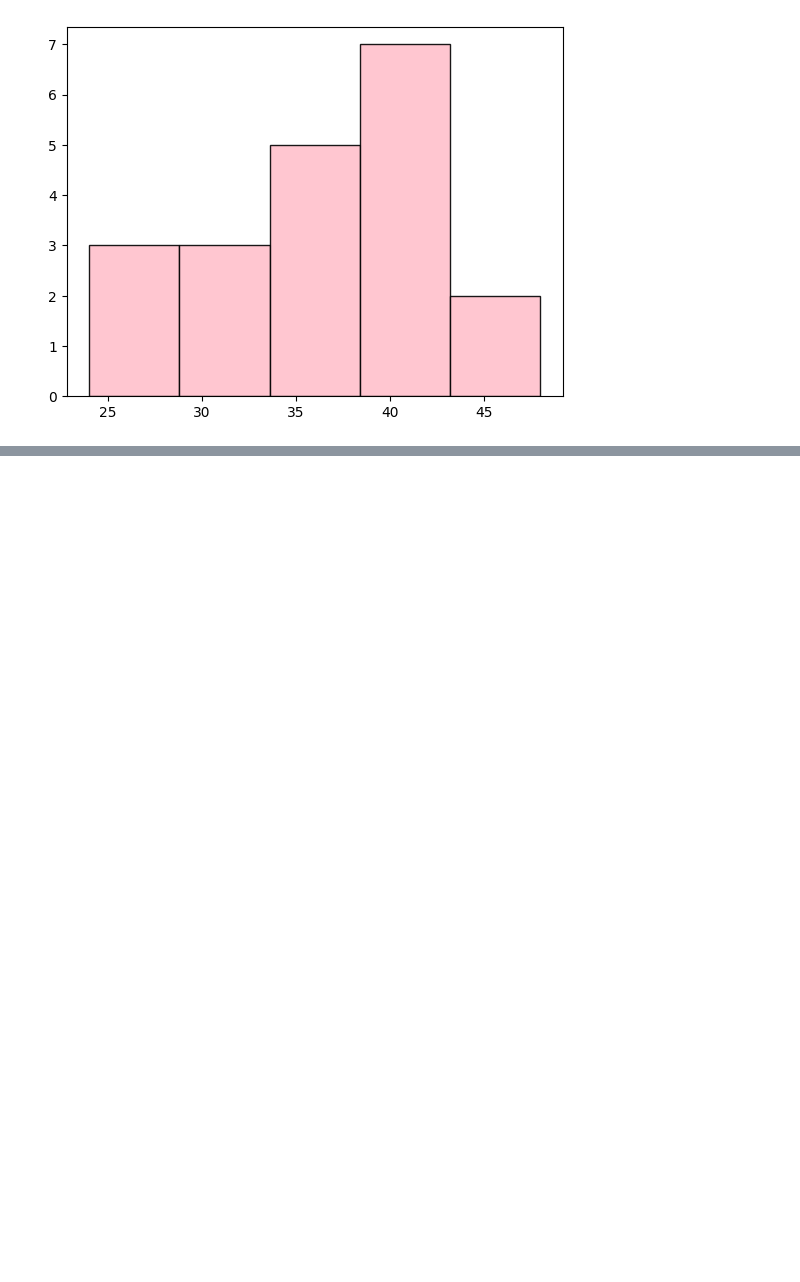
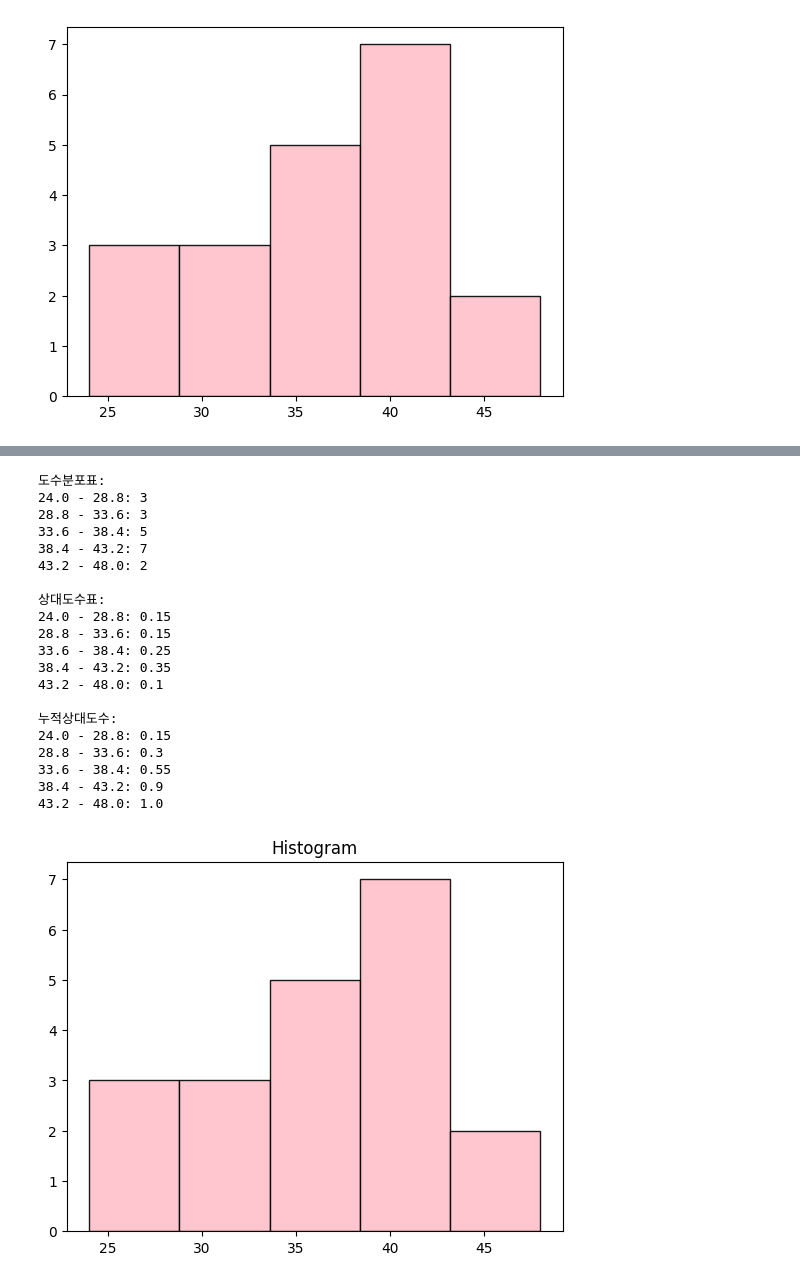
Before and after one commit to layla-focalors/r2python, a Jupyter notebook: chapter1/chapter1_02.ipynb, the cells around one changed output, grey strips where cells are left out. Saved outputs shown, nothing was run; the diff lists cells and outputs as text; code cells hidden in the pictures; blank space fills up the shorter version.

```diff
--- a/chapter1/chapter1_02.ipynb
+++ b/chapter1/chapter1_02.ipynb
@@ -44,0 +83,56 @@ plt.show()
+# %%
+import matplotlib.pyplot as plt
+import numpy as np
+
+degree = [33, 36, 37, 38, 39, 27, 30, 35, 26, 48, 40, 41, 41, 42, 45, 35, 24, 30, 40, 42]
+
+# 도수분포 계산
+counts, bin_edges = np.histogram(degree, bins=5)
+
+# 상대도수 계산
+relative_frequency = counts / sum(counts)
+
+# 누적상대도수 계산
+cumulative_relative_frequency = np.cumsum(relative_frequency)
+
+# 도수분포표 출력
+print("도수분포표:")
+for i in range(len(bin_edges)-1):
+    print(f"{bin_edges[i]} - {bin_edges[i+1]}: {counts[i]}")
+
+# 상대도수표 출력
+print("\n상대도수표:")
+for i in range(len(bin_edges)-1):
+    print(f"{bin_edges[i]} - {bin_edges[i+1]}: {relative_frequency[i]}")
+
+# 누적상대도수 출력
+print("\n누적상대도수:")
+for i in range(len(bin_edges)-1):
+    print(f"{bin_edges[i]} - {bin_edges[i+1]}: {cumulative_relative_frequency[i]}")
+
+# 히스토그램 출력
+plt.hist(degree, bins=5, color='pink', alpha=0.9, edgecolor='black')
+plt.title('Histogram')
+plt.show()
+# %% [output]
+도수분포표:
+24.0 - 28.8: 3
+28.8 - 33.6: 3
+33.6 - 38.4: 5
+38.4 - 43.2: 7
+43.2 - 48.0: 2
+
+상대도수표:
+24.0 - 28.8: 0.15
+28.8 - 33.6: 0.15
+33.6 - 38.4: 0.25
+38.4 - 43.2: 0.35
+43.2 - 48.0: 0.1
+
+누적상대도수:
+24.0 - 28.8: 0.15
+28.8 - 33.6: 0.3
+33.6 - 38.4: 0.55
+38.4 - 43.2: 0.9
+43.2 - 48.0: 1.0
+[figure, added]
```
Also changed, not shown: parts of 1 cell of this notebook, 6 other files.
